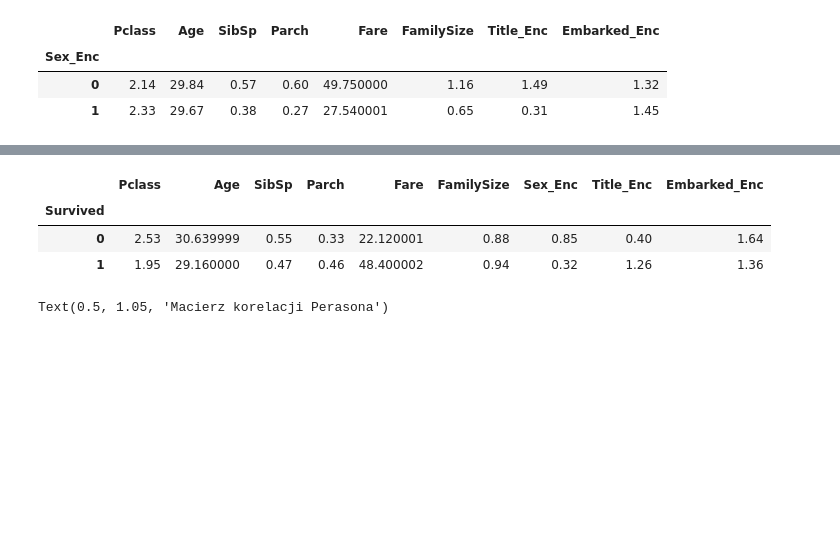
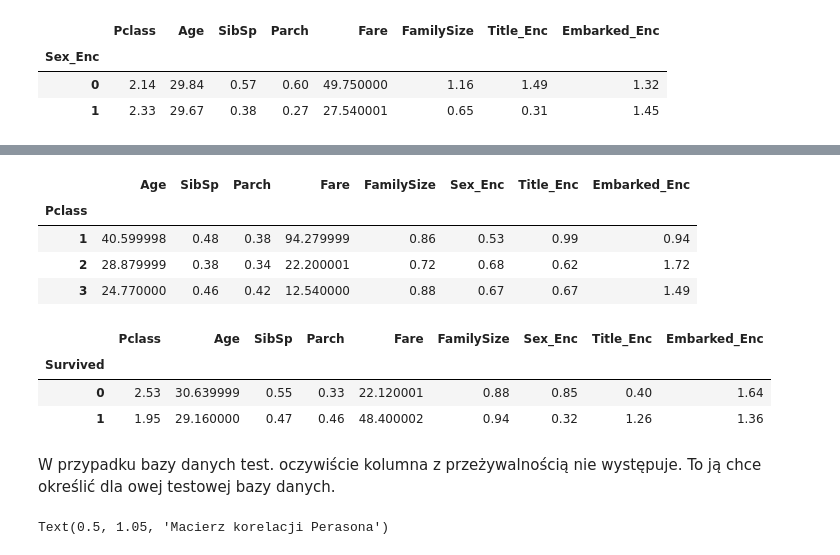
Before and after one commit to Dominik-Sidorczuk/Dominik-Projects, a Jupyter notebook: Titanic/Titanic.ipynb, the cells around one changed output, grey strips where cells are left out. Cells and saved outputs as stored; diff of their text form; code cells hidden in the pictures; blank space fills up the shorter version.

```diff
--- a/Titanic/Titanic.ipynb
+++ b/Titanic/Titanic.ipynb
@@ -358,3 +348,11 @@ test.groupby('Sex_Enc').mean().round(2)
+# %%
+test.groupby('Pclass').mean().round(2)
+# %% [output]
+|  | Age | SibSp | Parch | Fare | FamilySize | Sex_Enc | Title_Enc | Embarked_Enc |
+| Pclass |  |  |  |  |  |  |  |  |
+| 1 | 40.599998 | 0.48 | 0.38 | 94.279999 | 0.86 | 0.53 | 0.99 | 0.94 |
+| 2 | 28.879999 | 0.38 | 0.34 | 22.200001 | 0.72 | 0.68 | 0.62 | 1.72 |
+| 3 | 24.770000 | 0.46 | 0.42 | 12.540000 | 0.88 | 0.67 | 0.67 | 1.49 |
 # %%
 Titanic.groupby('Survived').mean().round(2)
 # %% [output]
@@ -362,6 +360,8 @@ Titanic.groupby('Survived').mean().round(2)
 | Survived |  |  |  |  |  |  |  |  |  |
 | 0 | 2.53 | 30.639999 | 0.55 | 0.33 | 22.120001 | 0.88 | 0.85 | 0.40 | 1.64 |
 | 1 | 1.95 | 29.160000 | 0.47 | 0.46 | 48.400002 | 0.94 | 0.32 | 1.26 | 1.36 |
+# %% [markdown]
+W przypadku bazy danych test. oczywiście kolumna z przeżywalnością nie występuje. To ją chce określić dla owej testowej bazy danych.
 # %%
 fig, ax = plt.subplots(figsize=(9, 9))
 sns.heatmap(Titanic.astype(float).corr(),linewidths=0.1,vmax=1.0,
```
Also changed, not shown: parts of 16 cells of this notebook.
